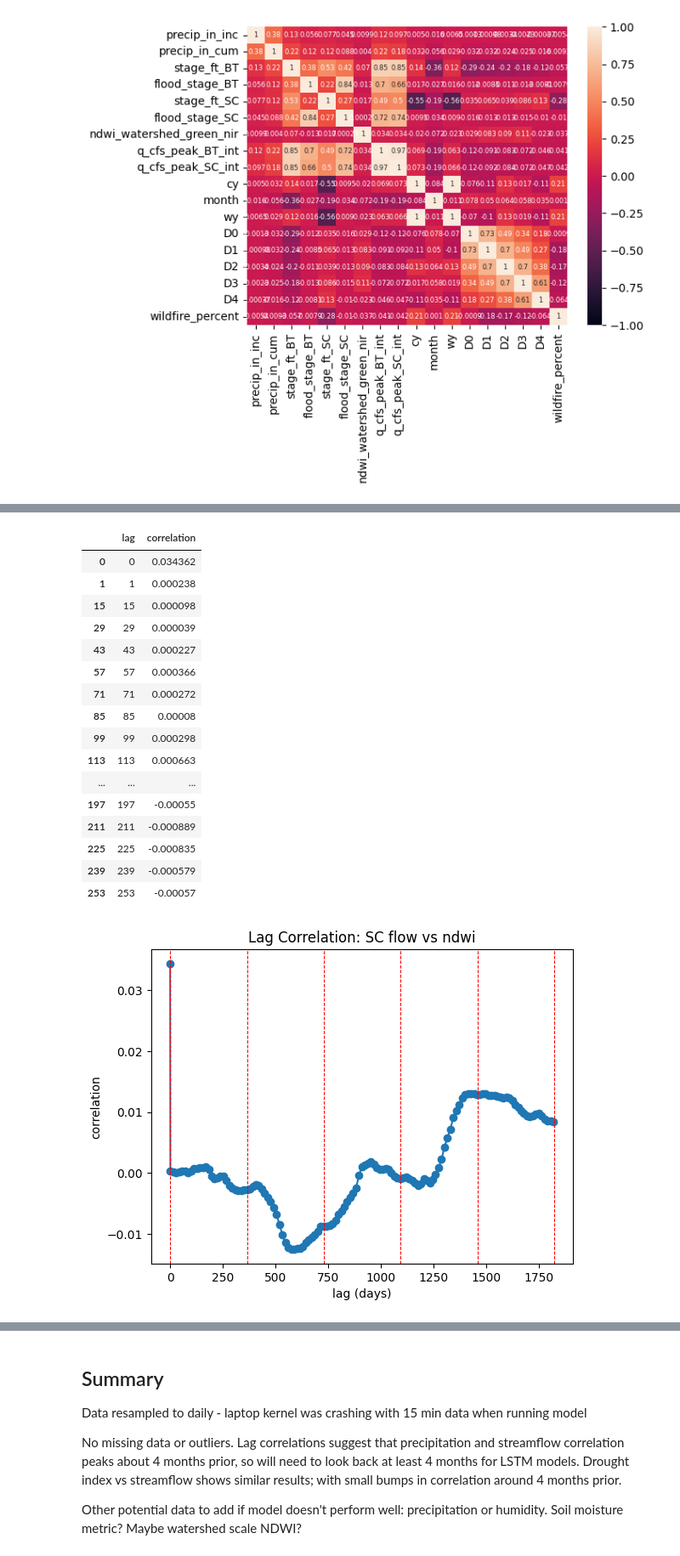
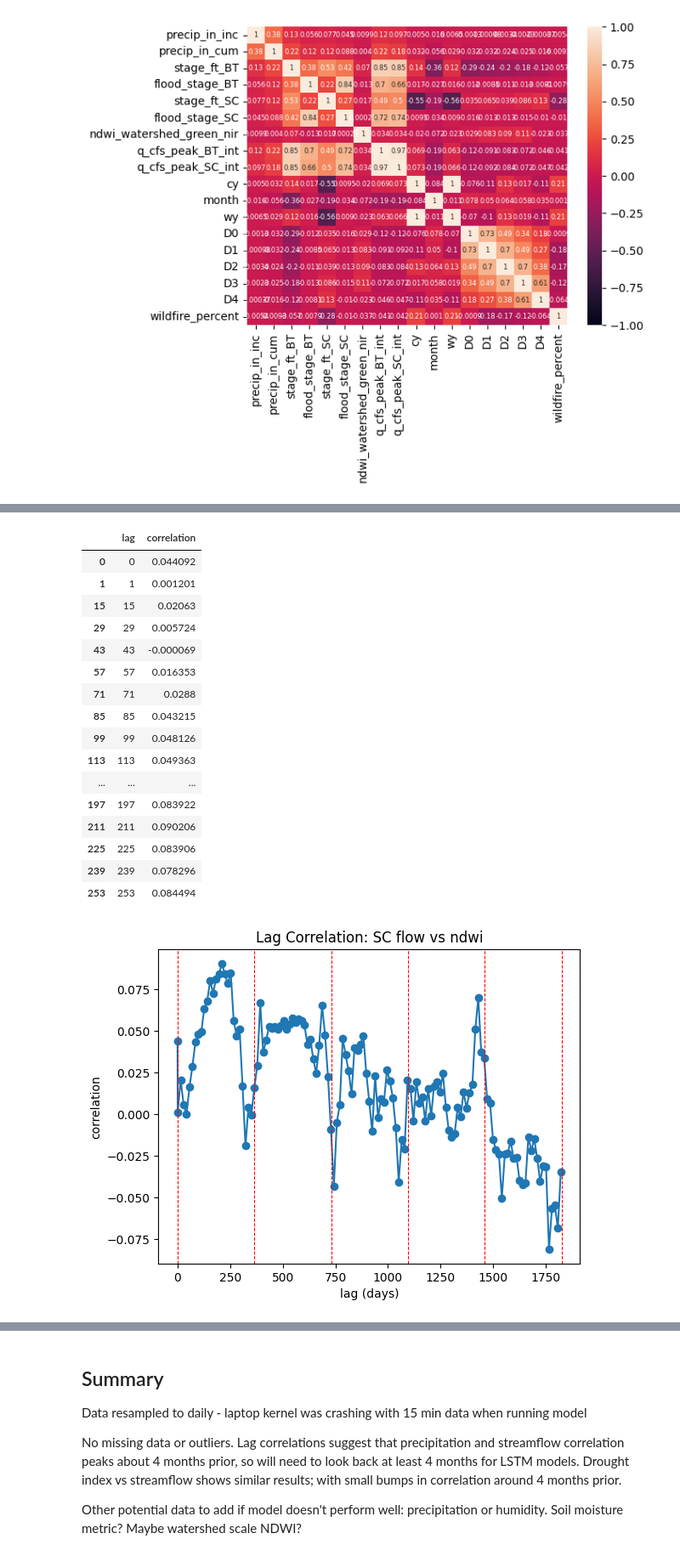
Before and after one commit to kpretz/San-Lorenzo-Flood-Prediction, a Jupyter notebook: 01_GetData_EDA.ipynb, the cells around one changed output, grey strips where cells are left out. Shown at 85% size. Cells and saved outputs as stored; diff of their text form; code cells hidden in the pictures.

```diff
--- a/01_GetData_EDA.ipynb
+++ b/01_GetData_EDA.ipynb
@@ -171,6 +156,0 @@ event_rain_cleaned.head()
-# %%
-# resample event data to 15min; check min and max are reasonable and consistent with plots above
-event_rain_cleaned.index = event_rain_cleaned.dt
-rain_resample = event_rain_cleaned[['inc', 'value']].resample('15min').sum()
-rain_resample.rename({'inc': 'precip_in_inc', 'value': 'precip_in_cum'}, axis=1, inplace=True)
-rain_resample.describe()
@@ -219,7 +196,7 @@ Missing streamflow is linearly interpolated.
 # %%
 # combine all data into one df
 
-hydro_data1 = pd.merge(rain_resample, streamflow, how='outer', left_index=True, right_index=True)
+hydro_data1 = pd.merge(event_rain_cleaned, streamflow, how='outer', left_index=True, right_index=True)
 hydro_data = pd.merge(hydro_data1, ndwi, how='outer', left_index=True, right_index=True)
 hydro_data['ndwi_watershed_green_nir'] = hydro_data['ndwi_watershed_green_nir'].ffill()
 
@@ -567,3 +510,14 @@ sns.heatmap(data.corr(), annot=True, vmin=-1, vmax=1, annot_kws={"size":6})
 # %% [output]
 <Axes: >
 [figure]
+# %%
+data_daily = data.resample('1D').agg({'precip_in_inc': 'sum',
+                                     'precip_in_cum': 'median',
+                                     'stage_ft_BT': 'median',
+                                     'stage_ft_SC': 'median',
+                                     'q_cfs_peak_SC_int': 'median',
+                                     'q_cfs_peak_BT_int': 'median',
+                                     'ndwi_watershed_green_nir': 'median',
+                                     'D0': 'median', 'D1': 'median', 'D2': 'median', 'D3': 'median', 'D4': 'median',
+                                     })
+data_daily
@@ -572,9 +540,9 @@ sns.heatmap(data.corr(), annot=True, vmin=-1, vmax=1, annot_kws={"size":6})
 lag_step = np.arange(1, 365*5, 14)
 lag_step
 lags_out = pd.DataFrame(columns=['lag', 'correlation'])
-lags_out.loc[0, :] = [0, np.corrcoef(data['q_cfs_peak_SC_int'], data['precip_in_inc'])[1,0]]
+lags_out.loc[0, :] = [0, np.corrcoef(data_daily['q_cfs_peak_SC_int'], data_daily['precip_in_inc'])[1,0]]
 for lag in lag_step:
-    data_lag = data.copy()
+    data_lag = data_daily.copy()
     data_lag['q_cfs_peak_BT_int'] = data_lag['q_cfs_peak_BT_int'].diff(lag)
     data_lag.dropna(inplace=True)
     lags_out.loc[lag, :] = [lag, np.corrcoef(data_lag['q_cfs_peak_BT_int'], data_lag['precip_in_inc'])[1,0]]
@@ -609,42 +577,42 @@ lags_out.head(20)
 # %%
 # calc lag correlation with ndwi, plot
 lag_step = np.arange(1, 365*5, 14)
 lag_step
 lags_out = pd.DataFrame(columns=['lag', 'correlation'])
-lags_out.loc[0, :] = [0, np.corrcoef(data['q_cfs_peak_SC_int'], data['ndwi_watershed_green_nir'])[1,0]]
+lags_out.loc[0, :] = [0, np.corrcoef(data_daily['q_cfs_peak_SC_int'], data_daily['ndwi_watershed_green_nir'])[1,0]]
 for lag in lag_step:
-    data_lag = data.copy()
+    data_lag = data_daily.copy()
     data_lag['q_cfs_peak_BT_int'] = data_lag['q_cfs_peak_BT_int'].diff(lag)
     data_lag.dropna(inplace=True)
     lags_out.loc[lag, :] = [lag, np.corrcoef(data_lag['q_cfs_peak_BT_int'], data_lag['ndwi_watershed_green_nir'])[1,0]]
 
 f, ax = plt.subplots(1, 1)
 ax.plot(lags_out['lag'], lags_out['correlation'],  linestyle='-', marker='o')
 ax.set_ylabel('correlation')
 ax.set_xlabel('lag (days)')
 ax.set_title('Lag Correlation: SC flow vs ndwi')
 for x in np.arange(0, 6*365, 365):
     ax.axvline(x, c='r', linestyle='--', linewidth=0.75)
 lags_out.head(20)
 # %% [output]
 |  | lag | correlation |
-| 0 | 0 | 0.034362 |
-| 1 | 1 | 0.000238 |
-| 15 | 15 | 0.000098 |
-| 29 | 29 | 0.000039 |
-| 43 | 43 | 0.000227 |
-| 57 | 57 | 0.000366 |
-| 71 | 71 | 0.000272 |
-| 85 | 85 | 0.00008 |
-| 99 | 99 | 0.000298 |
-| 113 | 113 | 0.000663 |
+| 0 | 0 | 0.044092 |
+| 1 | 1 | 0.001201 |
+| 15 | 15 | 0.02063 |
+| 29 | 29 | 0.005724 |
+| 43 | 43 | -0.000069 |
+| 57 | 57 | 0.016353 |
+| 71 | 71 | 0.0288 |
+| 85 | 85 | 0.043215 |
+| 99 | 99 | 0.048126 |
+| 113 | 113 | 0.049363 |
 | ... | ... | ... |
-| 197 | 197 | -0.00055 |
-| 211 | 211 | -0.000889 |
-| 225 | 225 | -0.000835 |
-| 239 | 239 | -0.000579 |
-| 253 | 253 | -0.00057 |
+| 197 | 197 | 0.083922 |
+| 211 | 211 | 0.090206 |
+| 225 | 225 | 0.083906 |
+| 239 | 239 | 0.078296 |
+| 253 | 253 | 0.084494 |
-[figure, old version]
+[figure, new version]
 # %%
 #lag correlation with each Drought category
 lag_step = np.arange(1, 365*5, 30)
```
Also changed, not shown: parts of 20 cells of this notebook, 1 other file.
